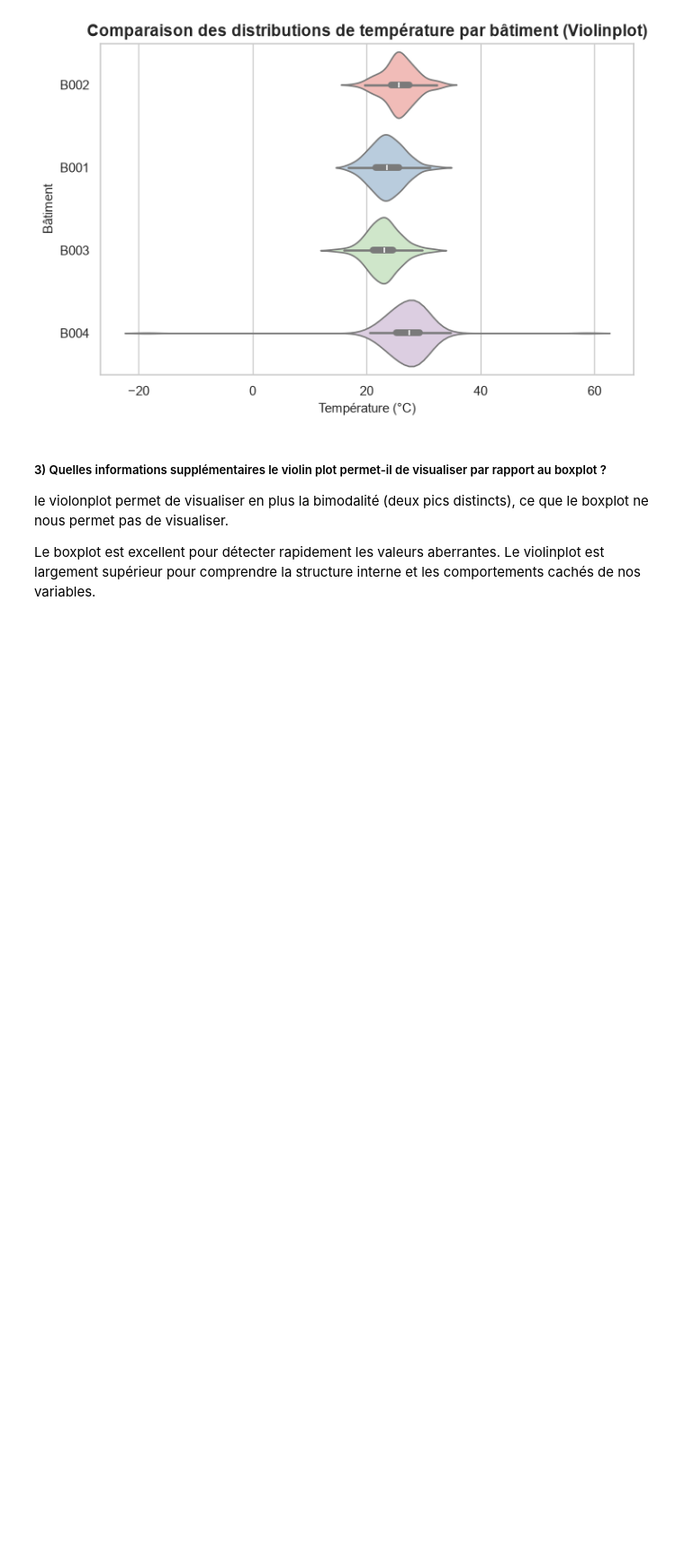
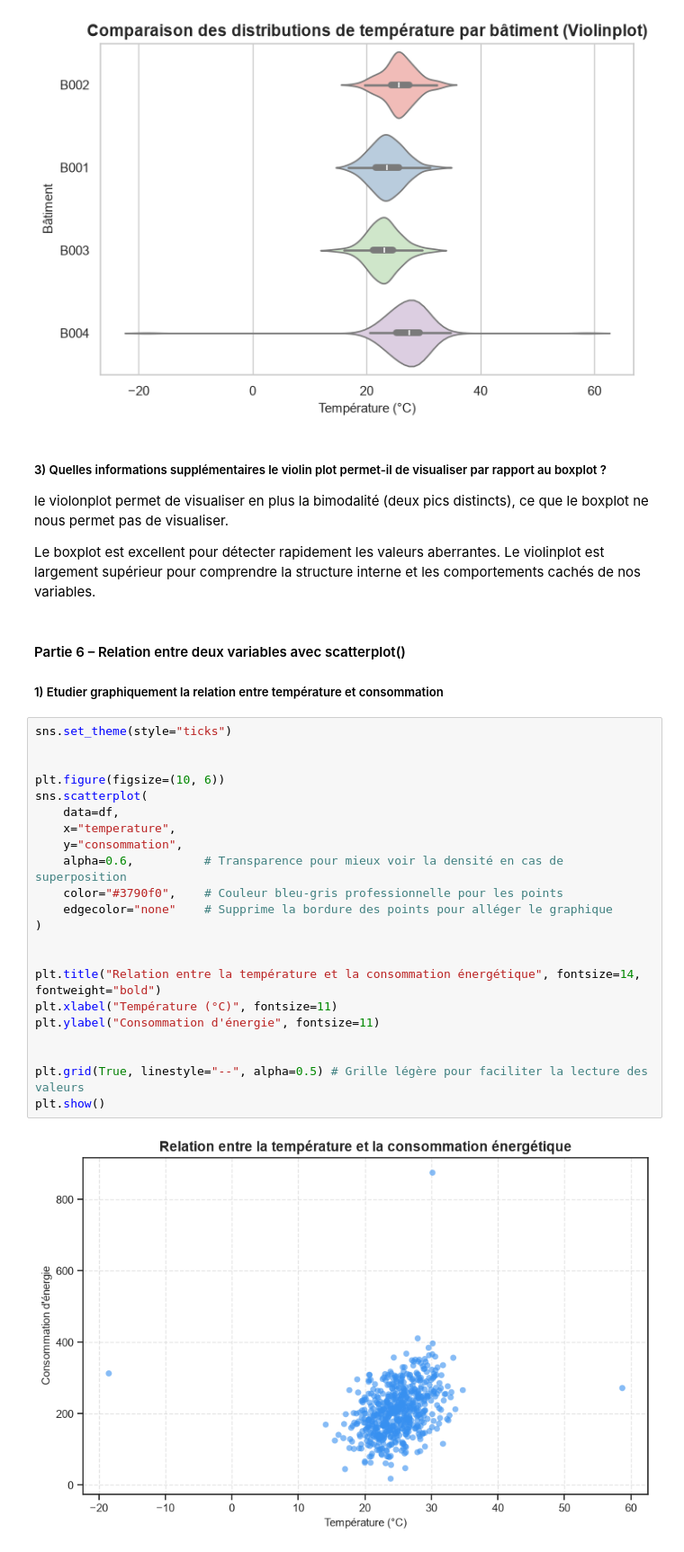
Before and after one commit to cheikhahmedtidiane/atelier_seaborn_iot, a Jupyter notebook: notebooks/atelier_seaborn_iot.ipynb, the cells around one changed output. Shown at 90% size. Saved outputs shown, nothing was run; the diff lists cells and outputs as text; blank space fills up the shorter version.

```diff
--- a/notebooks/atelier_seaborn_iot.ipynb
+++ b/notebooks/atelier_seaborn_iot.ipynb
@@ -390,3 +390,30 @@ plt.show()
 le violonplot permet de visualiser en plus la bimodalité (deux pics distincts), ce que le boxplot ne nous permet pas de visualiser.
 
 Le boxplot est excellent pour détecter rapidement les valeurs aberrantes. Le violinplot est largement supérieur pour comprendre la structure interne et les comportements cachés de nos variables.
+# %% [markdown]
+#### Partie 6 – Relation entre deux variables avec scatterplot()
+##### 1) Etudier graphiquement la relation entre température et consommation
+# %%
+sns.set_theme(style="ticks")
+
+
+plt.figure(figsize=(10, 6))
+sns.scatterplot(
+    data=df,
+    x="temperature",
+    y="consommation",
+    alpha=0.6,          # Transparence pour mieux voir la densité en cas de superposition
+    color="#3790f0",    # Couleur bleu-gris professionnelle pour les points
+    edgecolor="none"    # Supprime la bordure des points pour alléger le graphique
+)
+
+
+plt.title("Relation entre la température et la consommation énergétique", fontsize=14, fontweight="bold")
+plt.xlabel("Température (°C)", fontsize=11)
+plt.ylabel("Consommation d'énergie", fontsize=11)
+
+
+plt.grid(True, linestyle="--", alpha=0.5) # Grille légère pour faciliter la lecture des valeurs
+plt.show()
+# %% [output]
+[figure, added]
```
Also changed, not shown: parts of 4 cells of this notebook.
